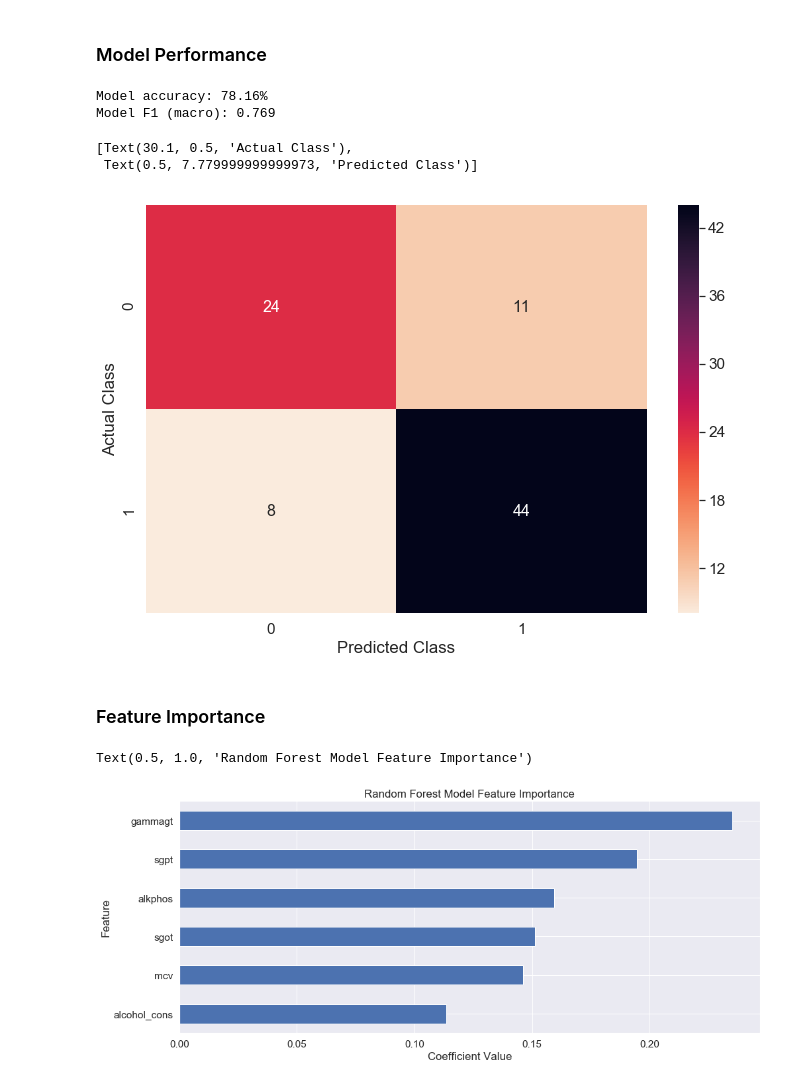
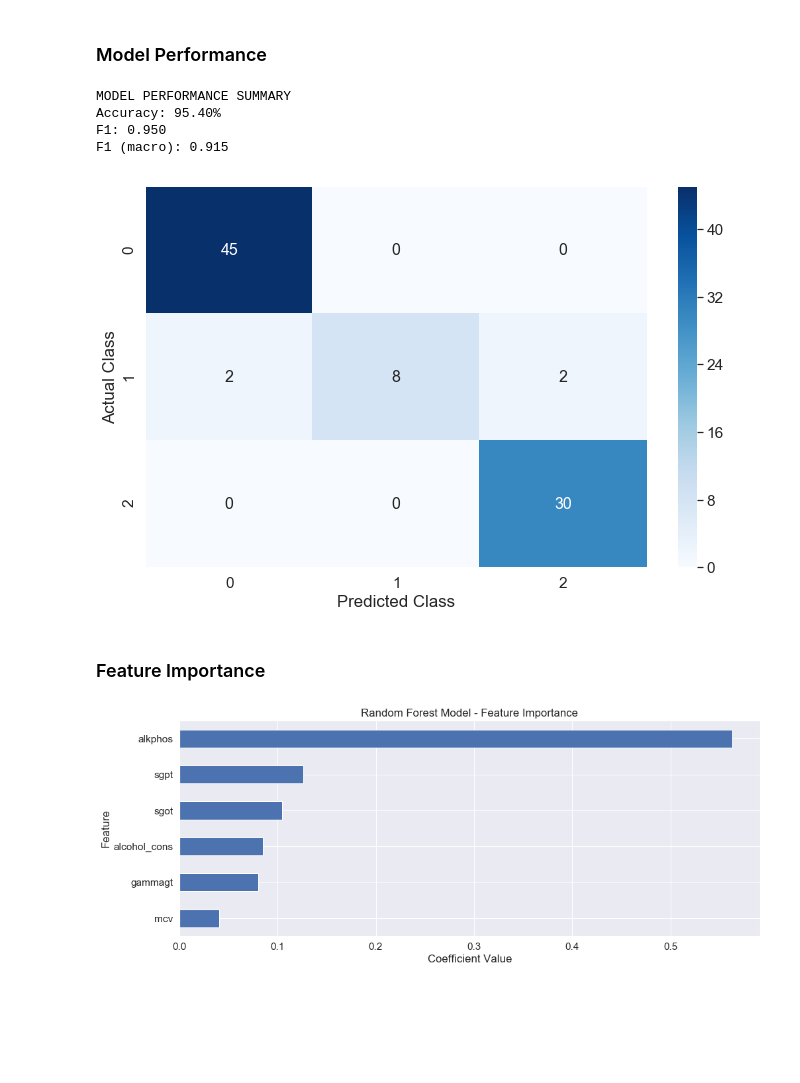
Before and after one commit to alessiomorteo/LiverDiseaseData, a Jupyter notebook: 1-Liver_ Disease.ipynb, the cells around one changed output. Saved outputs shown, nothing was run; the diff lists cells and outputs as text; code cells hidden in the pictures; blank space fills up the shorter version.

```diff
--- a/1-Liver_ Disease.ipynb
+++ b/1-Liver_ Disease.ipynb
@@ -74,3 +88,4 @@ from sklearn import metrics
 # %%
 scaler = MinMaxScaler()
-scaled_df = pd.DataFrame(scaler.fit_transform(df), columns=names[:6]) # scaled the columns in the df, and set names
+scaled_df = pd.DataFrame(scaler.fit_transform(df),
+                         columns=use_cols) # Scaled the columns in the df, and set names
@@ -86,16 +101,16 @@ scaled_df.head() # we see that the features have all been scaled
 # %% [markdown]
 ### Find the Suitable Number of Clusters to Utilise
 # %%
-# find the appropriate cluster number
+# Find the appropriate cluster number
 plt.figure(figsize=(8, 6))
-from sklearn.cluster import KMeans
+max_n=15
 wcss = []
-for i in range(1, 11):
-    kmeans = KMeans(n_clusters = i, init = "k-means++", random_state = 42)
+for n in range(1, max_n+1):
+    kmeans = KMeans(n_clusters=n, init="k-means++", random_state=42)
     kmeans.fit(scaled_df)
     wcss.append(kmeans.inertia_)
-plt.plot(range(1, 11), wcss)
-plt.title("The Elbow Method")
+plt.plot(range(1, max_n+1), wcss, marker="o")
+plt.title("The Elbow Method - WCSS Score")
 plt.xlabel("Number of Clusters")
 plt.ylabel("WCSS")
 plt.show()
@@ -151,12 +216,11 @@ _ = sns.pairplot(scaled_df, hue="k_group", vars=plot_features, height=6, aspect=
 # %%
-scaled_df["real_class"] = selector_col.astype("int")categorical number (integer) # target is considered as an int
+scaled_df["k_group"] = scaled_df["k_group"].astype("int") # Target is considered as an integer type
 # %%
-from sklearn.model_selection import train_test_split
 # Split dataset into Training Set and Test Set
-X_train, X_test, y_train, y_test = train_test_split(scaled_df.iloc[:,:6],
-                                                    scaled_df.iloc[:,-1],
-                                                    test_size = 0.25,
-                                                    random_state = 42)
+X_train, X_test, y_train, y_test = train_test_split(scaled_df[use_cols],
+                                                    scaled_df["k_group"],
+                                                    test_size=0.25,
+                                                    random_state=42)
 # %% [markdown]
 ### Train Model
 # %%
@@ -199,31 +263,31 @@ from sklearn.metrics import f1_score
 from sklearn.metrics import roc_auc_score
 from sklearn.metrics import confusion_matrix
 # %%
-# evaluate predictions
-print("Model accuracy: {:.2f}%".format(accuracy_score(y_test, predictions) * 100.0))
-print("Model F1 (macro): {:.3f}".format(f1_score(y_test, predictions, average = "macro")))
+# Evaluate predictions
+print("MODEL PERFORMANCE SUMMARY")
+print("Accuracy: {:.2f}%".format(accuracy_score(y_test, predictions) * 100.0))
+print("F1: {:.3f}".format(f1_score(y_test, predictions, average="weighted")))
+print("F1 (macro): {:.3f}".format(f1_score(y_test, predictions, average="macro")))
 # %% [output]
-Model accuracy: 78.16%
-Model F1 (macro): 0.769
+MODEL PERFORMANCE SUMMARY
+Accuracy: 95.40%
+F1: 0.950
+F1 (macro): 0.915
 # %%
 df_cm = confusion_matrix(y_test, predictions)
-cmap = sns.cm.rocket_r
-plt.figure(figsize = (10,7))
-sns.set(font_scale=1.4) #for label size
-ax = sns.heatmap(df_cm, annot=True,annot_kws={"size": 16}, cmap = cmap) #generate the confusion matrix plot
-ax.set(xlabel = "Predicted Class", ylabel = "Actual Class") #assign x and y axis labels
+plt.figure(figsize=(10, 7))
+sns.set(font_scale=1.4)
+ax = sns.heatmap(df_cm, annot=True, annot_kws={"size": 16}, cmap="Blues") # Generate the confusion matrix plot
+_ = ax.set(xlabel="Predicted Class", ylabel="Actual Class") # Assign x and y axis labels
 # %% [output]
-[Text(30.1, 0.5, 'Actual Class'),
- Text(0.5, 7.779999999999973, 'Predicted Class')]
-[figure, old version]
+[figure, new version]
 # %% [markdown]
 ### Feature Importance
 # %%
-model_coefficients = pd.Series(model.feature_importances_, index = scaled_df.iloc[:, :6].columns) #store coefficients in dataframe using column labels for each respective coefficient
-model_coefficients.sort_values(ascending = True).plot(kind="barh", figsize=(14,6)) #plot the feature importance
+model_coefficients = pd.Series(model.feature_importances_, index=use_cols) # Store coefficients in dataframe using column labels for each respective coefficient
+model_coefficients.sort_values(ascending=True).plot(kind="barh", figsize=(14, 6)) # Plot feature importance
 plt.xlabel("Coefficient Value")
 plt.ylabel("Feature")
-plt.title("Random Forest Model Feature Importance")
+_ = plt.title("Random Forest Model - Feature Importance")
 # %% [output]
-Text(0.5, 1.0, 'Random Forest Model Feature Importance')
-[figure, old version]
+[figure, new version]
```
Also changed, not shown: parts of 36 cells of this notebook.
